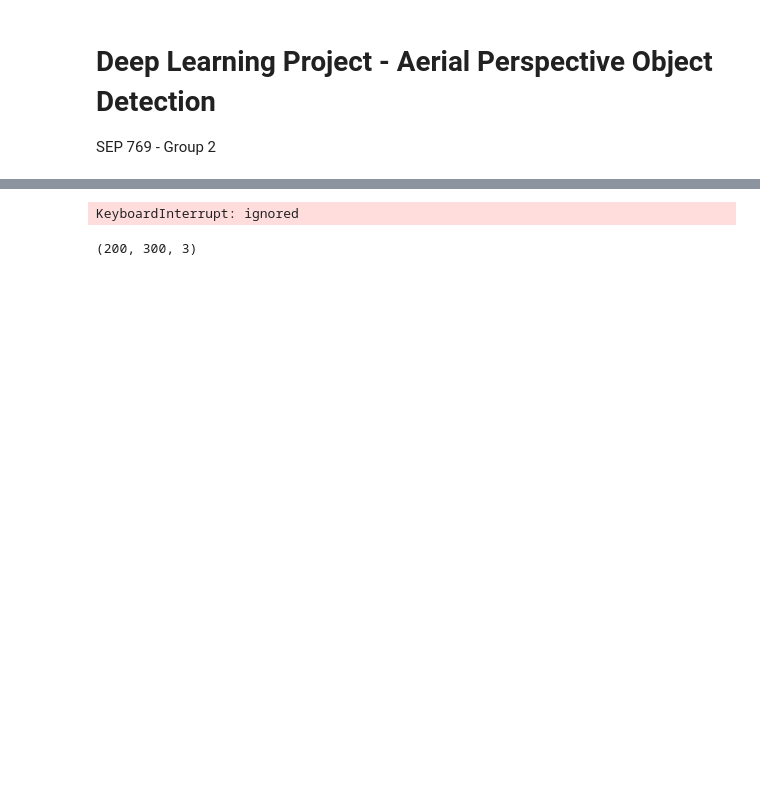
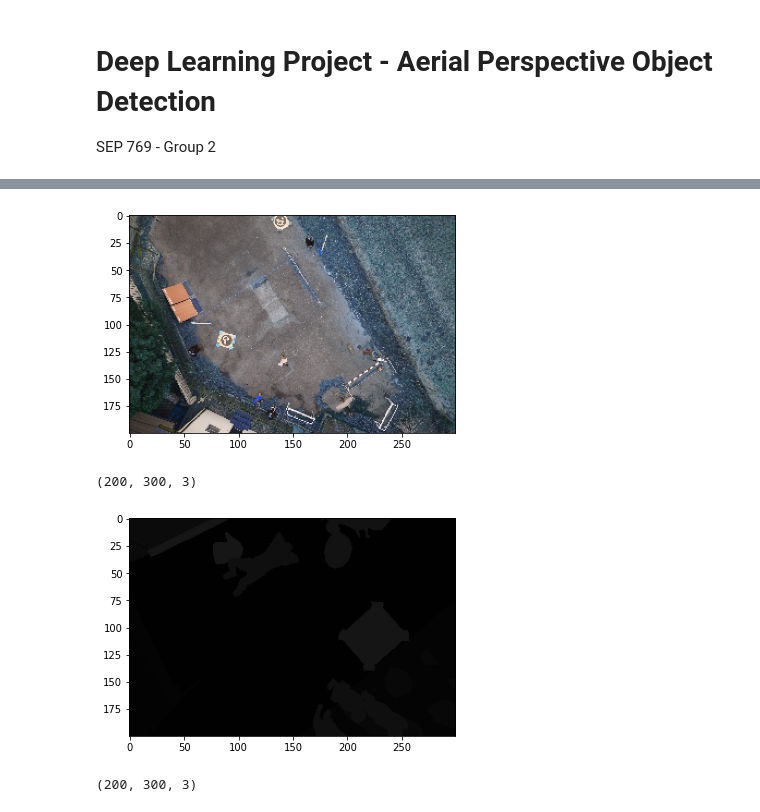
Before and after one commit to BJToor/sep769-deep-learning-project, a Jupyter notebook: DeepLearningProject_Group2.ipynb, the cells around one changed output, grey strips where cells are left out. Saved outputs shown, nothing was run; the diff lists cells and outputs as text; code cells hidden in the pictures; blank space fills up the shorter version.

```diff
--- a/DeepLearningProject_Group2.ipynb
+++ b/DeepLearningProject_Group2.ipynb
@@ -7,38 +7,55 @@ SEP 769 - Group 2
 #TF load and process images: https://www.tensorflow.org/tutorials/load_data/images
 
 from google.colab import drive
-import pathlib
 import tensorflow as tf
 import tensorflow_datasets as tfds
 drive.mount('/content/gdrive')
-
+import cv2
+import glob
+import numpy as np
+import os
+import fnmatch
+from matplotlib import pyplot as plt
 
 #%cd '/content/gdrive/Shareddrives/SEP_769/dataset/semantic_drone_dataset/original_images/'
 #%ls
-
 #!unzip '/content/gdrive/Shareddrives/SEP_769/archive.zip'
-
 #Variable Locations - Kaggle
 #Original Images: /content/gdrive/dataset/emantic_drone_dataset/original_images
 #Original Images as Greyscale Segmentation Maps: /content/gdrive/dataset/semantic_drone_dataset/label_images_semantic
 #Original Images as RGB Segmentation Maps: /content/gdrive/dataset/RGB_color_image_masks/RGB_color_image_masks
-
 #Variable Locations - Requested Dataset
 #Original Images: /content/gdrive/dataset/semantic_drone_dataset/training_set/images
 #Original Images as RGB Segmentation Maps: /content/gdrive/dataset/semantic_drone_dataset/training_set/gt/semantic/label_images
 #Original Image labels and locations: /content/gdrive/dataset/semantic_drone_dataset/training_set/gt/semantic/label_me_xml
 
 original_images_path = '/content/gdrive/Shareddrives/SEP_769/dataset/semantic_drone_dataset/original_images/'
-original_RGB_segmentation_path = '/content/gdrive/dataset/RGB_color_image_masks/RGB_color_image_masks/'
+original_semantic_path = '/content/gdrive/Shareddrives/SEP_769/dataset/semantic_drone_dataset/label_images_semantic/'
 
-#data_dir = tf.keras.utils.get_file(origin=original_images_path, fname='000.jpg', untar=True) /content/gdrive/Shareddrives/SEP_769/dataset
-data_dir = pathlib.Path(path=original_images_path)
 
-image_count = len(list(data_dir.glob('**')))
+image_count = len(fnmatch.filter(os.listdir(original_images_path), '*.jpg'))
 print('\nTotal of {} images at path: \n{}\n\n'.format(image_count, original_images_path))
+
+image_count = len(fnmatch.filter(os.listdir(original_semantic_path), '*.png'))
+print('\nTotal of {} images at path: \n{}\n\n'.format(image_count, original_semantic_path))
+
 
 image_height = 180
 image_width = 180
+
+#image1 = cv2.imread('{}000.jpg'.format(original_images_path)) #original size image
+#image2 = cv2.resize(cv2.imread('{}000.jpg'.format(original_images_path), flags=1), (0,0), fx=0.05, fy=0.05)  #smaller image
+#print(image1.shape)
+#print(image2.shape)
+
+
+#print('\nTotal of {} images at path: \n{}\n\n'.format(image_count, original_images_path))
+
+original_images = [cv2.resize(cv2.imread(file, flags=1), (0,0), fx=0.05, fy=0.05) for file in glob.glob('{}*.jpg'.format(original_images_path))]  #importing images in color at 5% scale
+semantic_images = [cv2.resize(cv2.imread(file, flags=1), (0,0), fx=0.05, fy=0.05) for file in glob.glob('{}*.png'.format(original_semantic_path))]  #importing images segmented
+
+print('Images loaded.')
+
 
 print('\n\n\n\n\n')
 '''
@@ -64,28 +75,12 @@ Total of 446 images at path:
-# %%
-import cv2
-import glob
-import numpy as np
-
-
-original_images_path = '/content/gdrive/Shareddrives/SEP_769/dataset/semantic_drone_dataset/original_images/'
-original_RGB_segmentation_path = '/content/gdrive/dataset/RGB_color_image_masks/RGB_color_image_masks/'
-
-#image1 = cv2.imread('{}000.jpg'.format(original_images_path)) #original size image
-#image2 = cv2.resize(cv2.imread('{}000.jpg'.format(original_images_path), flags=1), (0,0), fx=0.05, fy=0.05)  #smaller image
-#print(image1.shape)
-#print(image2.shape)
-
-
-#print('\nTotal of {} images at path: \n{}\n\n'.format(image_count, original_images_path))
-
-original_images = [cv2.resize(cv2.imread(file, flags=1), (0,0), fx=0.05, fy=0.05) for file in glob.glob('{}*.jpg'.format(original_images_path))]  #importing images in color
-
-original_images_segmented = [cv2.resize(cv2.imread(file, flags=1), (0,0), fx=0.05, fy=0.05) for file in glob.glob('{}*.jpg'.format(original_RGB_segmentation_path))]  #importing images segmented
-
-print(images)
-# %% [output]
-KeyboardInterrupt: ignored
-# %%
-print(images[1].shape)
-# %% [output]
-(200, 300, 3)
+# %%
+plt.imshow(original_images[0])
+plt.show()
+print(original_images[0].shape)
+plt.imshow(semantic_images[0])
+plt.show()
+print(semantic_images[0].shape)
+# %% [output]
+[figure, added]
+(200, 300, 3)
+[figure, added]
+(200, 300, 3)
```
Also changed, not shown: parts of 1 cell of this notebook.
